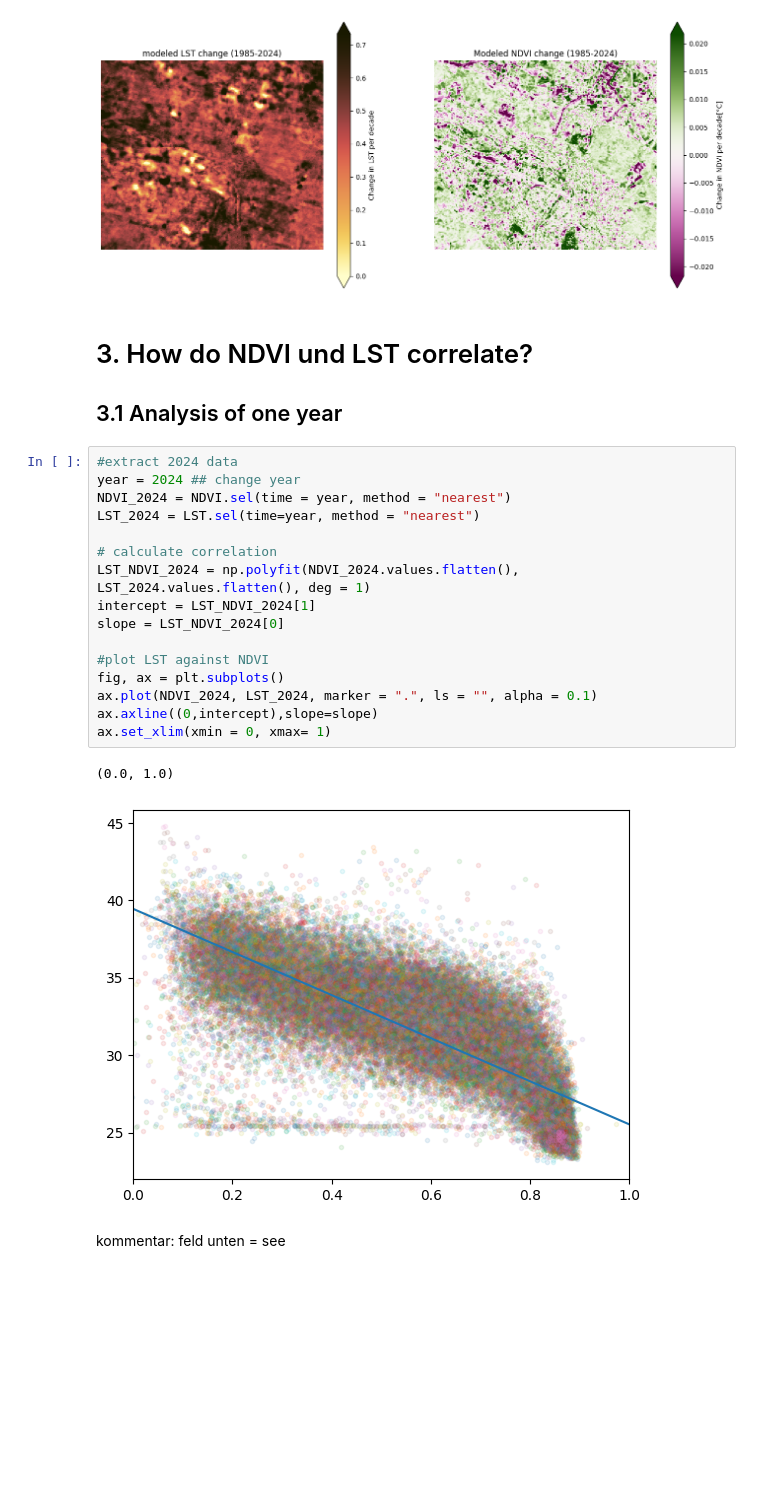
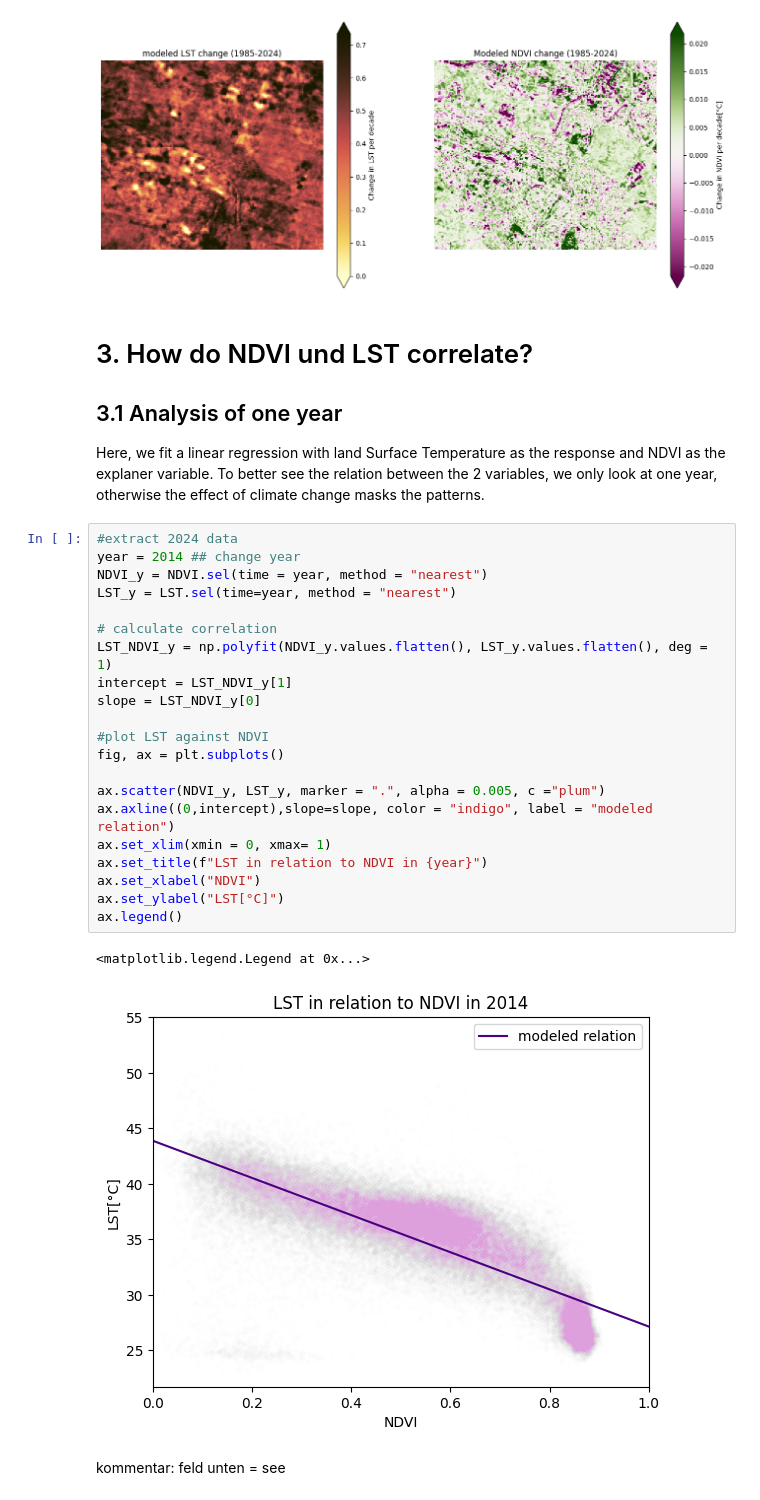
Before and after one commit to MinaKimBebi/Urban_Heat_Zurich_sds210_mbebi, a Jupyter notebook: notebooks/heattrends_in_Zurich.ipynb, the cells around one changed output. Saved outputs shown, nothing was run; the diff lists cells and outputs as text; blank space fills up the shorter version.

Commit message:
tidying of plots & descriptions

```diff
--- a/notebooks/heattrends_in_Zurich.ipynb
+++ b/notebooks/heattrends_in_Zurich.ipynb
@@ -272,25 +259,31 @@ ax[1].set_aspect('equal')
 # %% [markdown]
 # 3. How do NDVI und LST correlate?
 ## 3.1 Analysis of one year
+Here, we fit a linear regression with land Surface Temperature as the response and NDVI as the explaner variable. To better see the relation between the 2 variables, we only look at one year, otherwise the effect of climate change masks the patterns.
 # %%
 #extract 2024 data
-year = 2024 ## change year
-NDVI_2024 = NDVI.sel(time = year, method = "nearest")
-LST_2024 = LST.sel(time=year, method = "nearest")
+year = 2014 ## change year
+NDVI_y = NDVI.sel(time = year, method = "nearest")
+LST_y = LST.sel(time=year, method = "nearest")
 
 # calculate correlation
-LST_NDVI_2024 = np.polyfit(NDVI_2024.values.flatten(), LST_2024.values.flatten(), deg = 1)
-intercept = LST_NDVI_2024[1]
-slope = LST_NDVI_2024[0]
+LST_NDVI_y = np.polyfit(NDVI_y.values.flatten(), LST_y.values.flatten(), deg = 1)
+intercept = LST_NDVI_y[1]
+slope = LST_NDVI_y[0]
 
 #plot LST against NDVI
 fig, ax = plt.subplots()
-ax.plot(NDVI_2024, LST_2024, marker = ".", ls = "", alpha = 0.1)
-ax.axline((0,intercept),slope=slope)
+
+ax.scatter(NDVI_y, LST_y, marker = ".", alpha = 0.005, c ="plum")
+ax.axline((0,intercept),slope=slope, color = "indigo", label = "modeled relation")
 ax.set_xlim(xmin = 0, xmax= 1)
+ax.set_title(f"LST in relation to NDVI in {year}")
+ax.set_xlabel("NDVI")
+ax.set_ylabel("LST[°C]")
+ax.legend()
 # %% [output]
-(0.0, 1.0)
+<matplotlib.legend.Legend at 0x...>
-[figure, old version]
+[figure, new version]
 # %% [markdown]
 kommentar: feld unten = see
 # %% [markdown]
```
Also changed, not shown: parts of 9 cells of this notebook.
